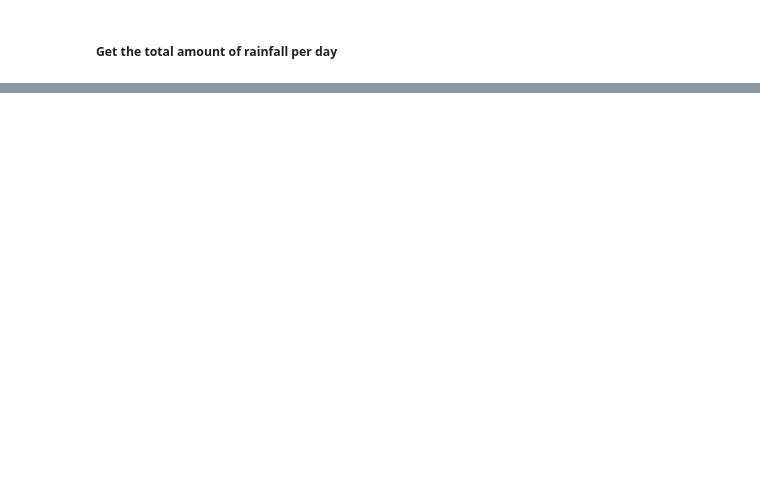
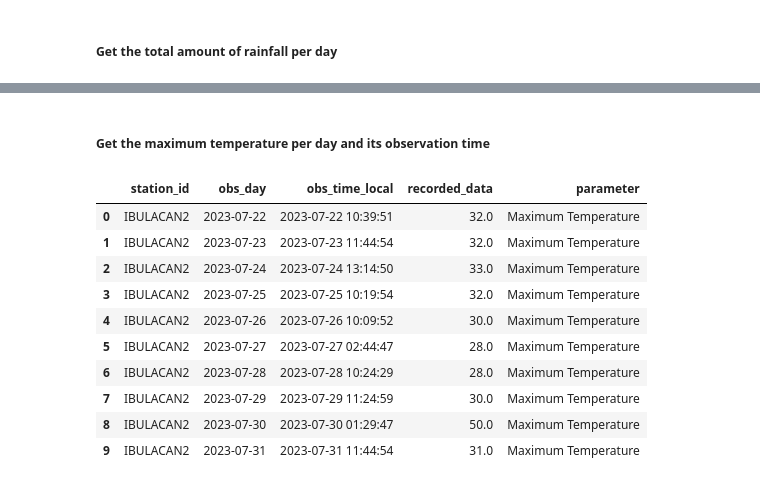
Before and after one commit to LuisSleepy/data-analysis-with-wunderground, a Jupyter notebook: experimentation/egay_falcon_habagat_rainfall_analysis.ipynb, the cells around one changed output, grey strips where cells are left out. Cells and saved outputs as stored; diff of their text form; code cells hidden in the pictures; blank space fills up the shorter version.

Commit message:
:sparkles::Add other meteorological parameters

```diff
--- a/experimentation/egay_falcon_habagat_rainfall_analysis.ipynb
+++ b/experimentation/egay_falcon_habagat_rainfall_analysis.ipynb
@@ -116,0 +145,19 @@ total_rainfall_per_day_df.to_csv('total_daily_rainfall_07222023_08032023.csv')
+# %% [markdown]
+##### Get the maximum temperature per day and its observation time
+# %%
+max_temp_df = df.groupby(['station_id', 'obs_day']).apply(lambda x: x.loc[x['temperature_avg'].idxmax()]).reset_index(drop=True)[['station_id', 'obs_day', 'obs_time_local', 'temperature_avg']]
+max_temp_df['parameter'] = 'Maximum Temperature'
+max_temp_df = max_temp_df.rename(columns={'temperature_avg': 'recorded_data'})
+max_temp_df.head(10)
+# %% [output]
+|  | station_id | obs_day | obs_time_local | recorded_data | parameter |
+| 0 | IBULACAN2 | 2023-07-22 | 2023-07-22 10:39:51 | 32.0 | Maximum Temperature |
+| 1 | IBULACAN2 | 2023-07-23 | 2023-07-23 11:44:54 | 32.0 | Maximum Temperature |
+| 2 | IBULACAN2 | 2023-07-24 | 2023-07-24 13:14:50 | 33.0 | Maximum Temperature |
+| 3 | IBULACAN2 | 2023-07-25 | 2023-07-25 10:19:54 | 32.0 | Maximum Temperature |
+| 4 | IBULACAN2 | 2023-07-26 | 2023-07-26 10:09:52 | 30.0 | Maximum Temperature |
+| 5 | IBULACAN2 | 2023-07-27 | 2023-07-27 02:44:47 | 28.0 | Maximum Temperature |
+| 6 | IBULACAN2 | 2023-07-28 | 2023-07-28 10:24:29 | 28.0 | Maximum Temperature |
+| 7 | IBULACAN2 | 2023-07-29 | 2023-07-29 11:24:59 | 30.0 | Maximum Temperature |
+| 8 | IBULACAN2 | 2023-07-30 | 2023-07-30 01:29:47 | 50.0 | Maximum Temperature |
+| 9 | IBULACAN2 | 2023-07-31 | 2023-07-31 11:44:54 | 31.0 | Maximum Temperature |
```
Also changed, not shown: parts of 33 cells of this notebook.
